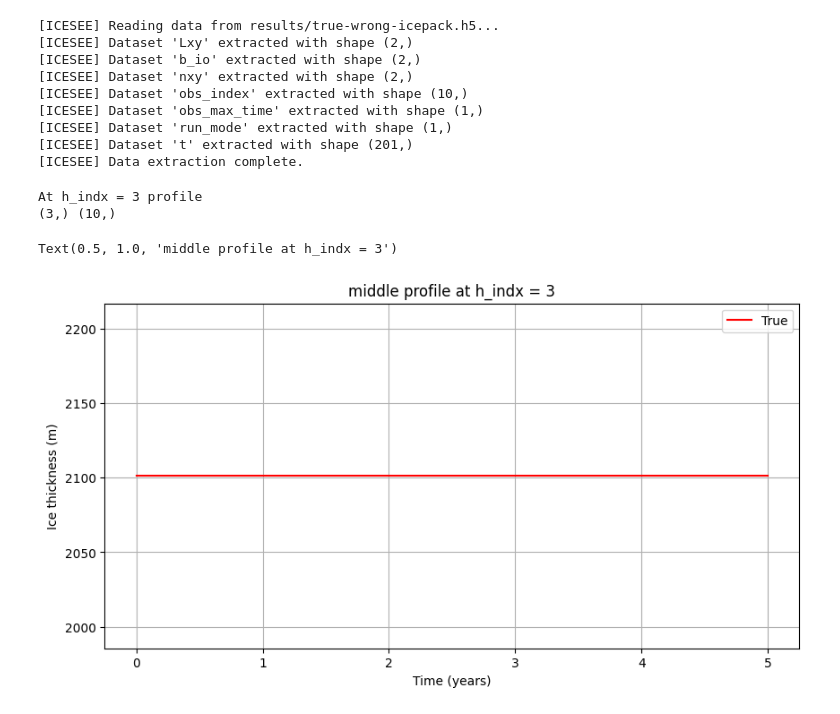
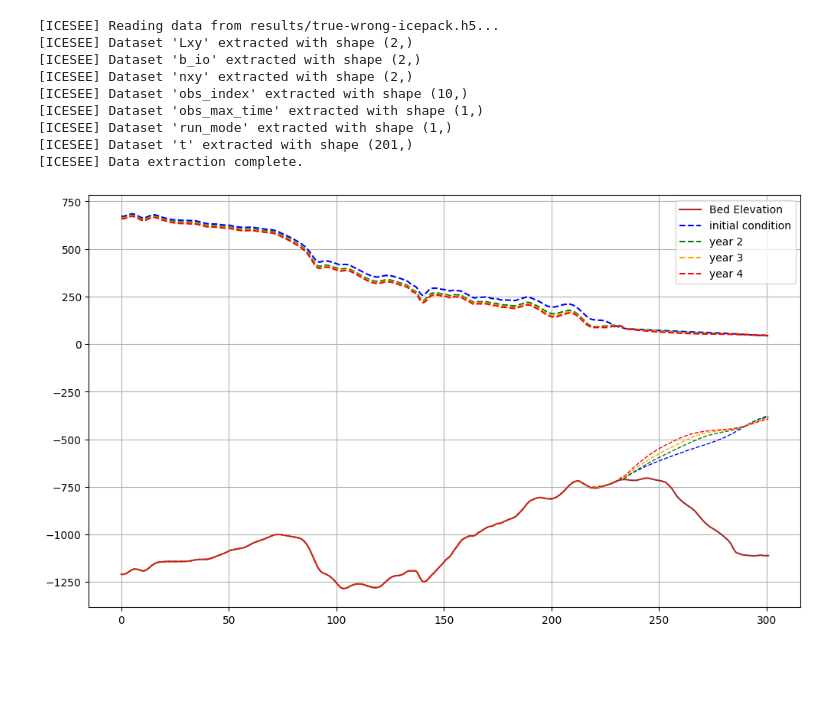
Before and after one commit to ICESEE-project/ICESEE, a Jupyter notebook: applications/icepack_model/examples/idealized_pig/read_results.ipynb, the cells around one changed output. Drawn from its saved outputs; the diff is of its cells as text; code cells hidden in the pictures; blank space fills up the shorter version.

Commit message:
True state working, now working on initialize ensemble WIP

```diff
--- a/applications/icepack_model/examples/idealized_pig/read_results.ipynb
+++ b/applications/icepack_model/examples/idealized_pig/read_results.ipynb
@@ -75,6 +73,13 @@ else:
         # ensemble_true_state = f['true_state'][:]
         # ensemble_nurged_state = f['nurged_state'][:]
         ensemble_bg = None
+
+    hs_files = f"_modelrun_datasets/hs_profiles_true"
+    with h5py.File(hs_files, 'r') as f:
+        h_profiles = f["h_profiles"][:]
+        s_profiles = f["s_profiles"][:]
+        bed_values = f["bed_values"][:]
+        distances = f["distances"][:]
 # %%
 with h5py.File('_modelrun_datasets/true_nurged_states.h5', 'r') as f:
     ensemble_true_state = f['true_state'][:]
@@ -83,3 +88,28 @@ with h5py.File('_modelrun_datasets/true_nurged_states.h5', 'r') as f:
 with h5py.File('_modelrun_datasets/synthetic_obs.h5','r') as f:
     w = f['hu_obs'][:]
      # print(f["true_state"])
+# %%
+plt.figure(figsize=(12, 7))
+
+plt.plot((distances/1000), bed_values, label="Bed Elevation", color="brown")
+
+### Profile from initial condition
+plt.plot((distances/1000), s_profiles[:,0], label="initial condition", color="blue",linestyle="dashed")
+plt.plot((distances/1000), np.array(s_profiles[:,0]) - np.array(h_profiles[:,0]),linestyle="dashed", linewidth = 1, color="blue")
+
+### Profile from year 2
+plt.plot((distances/1000), s_profiles[:,1], label="year 2", color="green",linestyle="dashed")
+plt.plot((distances/1000), np.array(s_profiles[:,1]) - np.array(h_profiles[:,1]),linestyle="dashed",linewidth = 1, color="green")
+
+### Profile from year 3
+plt.plot((distances/1000), s_profiles[:,2], label="year 3", color="orange",linestyle="dashed")
+plt.plot((distances/1000), np.array(s_profiles[:,2]) - np.array(h_profiles[:,2]),linestyle="dashed",linewidth = 1, color="orange")
+
+### Profile from year 4
+plt.plot((distances/1000), s_profiles[:,3], label="year 4", color="red",linestyle="dashed")
+plt.plot((distances/1000), np.array(s_profiles[:,3]) - np.array(h_profiles[:,3]),linestyle="dashed",linewidth = 1, color="red")
+
+plt.legend()
+plt.grid()
+# %% [output]
+[figure, added]
@@ -125,11 +159,6 @@ plt.ylabel('Ice thickness (m)')
 plt.legend()
 plt.grid()
 plt.title(f"{profile_flag} profile at h_indx = {h_indx}")
-# %% [output]
-At h_indx = 3 profile
-(3,) (10,)
-Text(0.5, 1.0, 'middle profile at h_indx = 3')
-[figure, removed]
 # %%
 # extract smb
 smbtrue = ensemble_true_state[3*hdim:,:]
```
Also changed, not shown: parts of 9 cells of this notebook, 3 other files.
